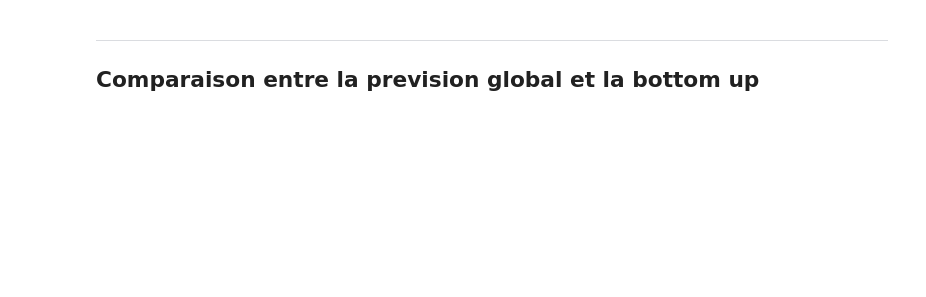
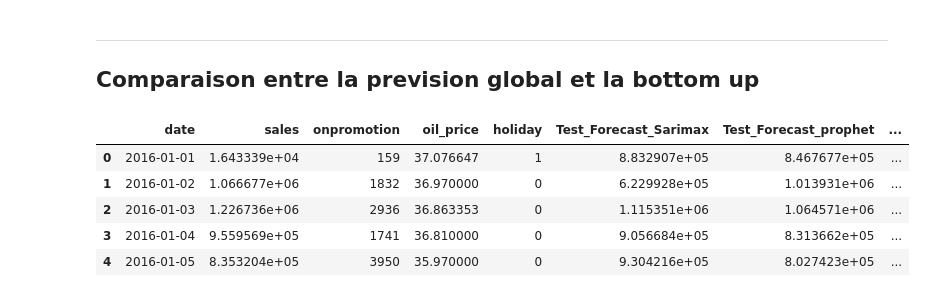
Before and after one commit to Lilyakhelid/Stores_sales, a Jupyter notebook: src/clustering/3.Comparaison.ipynb, the cells around one changed output. Saved outputs shown, nothing was run; the diff lists cells and outputs as text; code cells hidden in the pictures; blank space fills up the shorter version.

```diff
--- a/src/clustering/3.Comparaison.ipynb
+++ b/src/clustering/3.Comparaison.ipynb
@@ -10,3 +18,12 @@ import plotly.express as px
+# %%
+test.head()
+# %% [output]
+|  | date | sales | onpromotion | oil_price | holiday | Test_Forecast_Sarimax | Test_Forecast_prophet | ... |
+| 0 | 2016-01-01 | 1.643339e+04 | 159 | 37.076647 | 1 | 8.832907e+05 | 8.467677e+05 | ... |
+| 1 | 2016-01-02 | 1.066677e+06 | 1832 | 36.970000 | 0 | 6.229928e+05 | 1.013931e+06 | ... |
+| 2 | 2016-01-03 | 1.226736e+06 | 2936 | 36.863353 | 0 | 1.115351e+06 | 1.064571e+06 | ... |
+| 3 | 2016-01-04 | 9.559569e+05 | 1741 | 36.810000 | 0 | 9.056684e+05 | 8.313662e+05 | ... |
+| 4 | 2016-01-05 | 8.353204e+05 | 3950 | 35.970000 | 0 | 9.304216e+05 | 8.027423e+05 | ... |
 # %%
 Cluster_0 = pd.read_csv('Cluster_0.csv')
 Cluster_1 = pd.read_csv('Cluster_1.csv')
```
Also changed, not shown: parts of 6 cells of this notebook.
